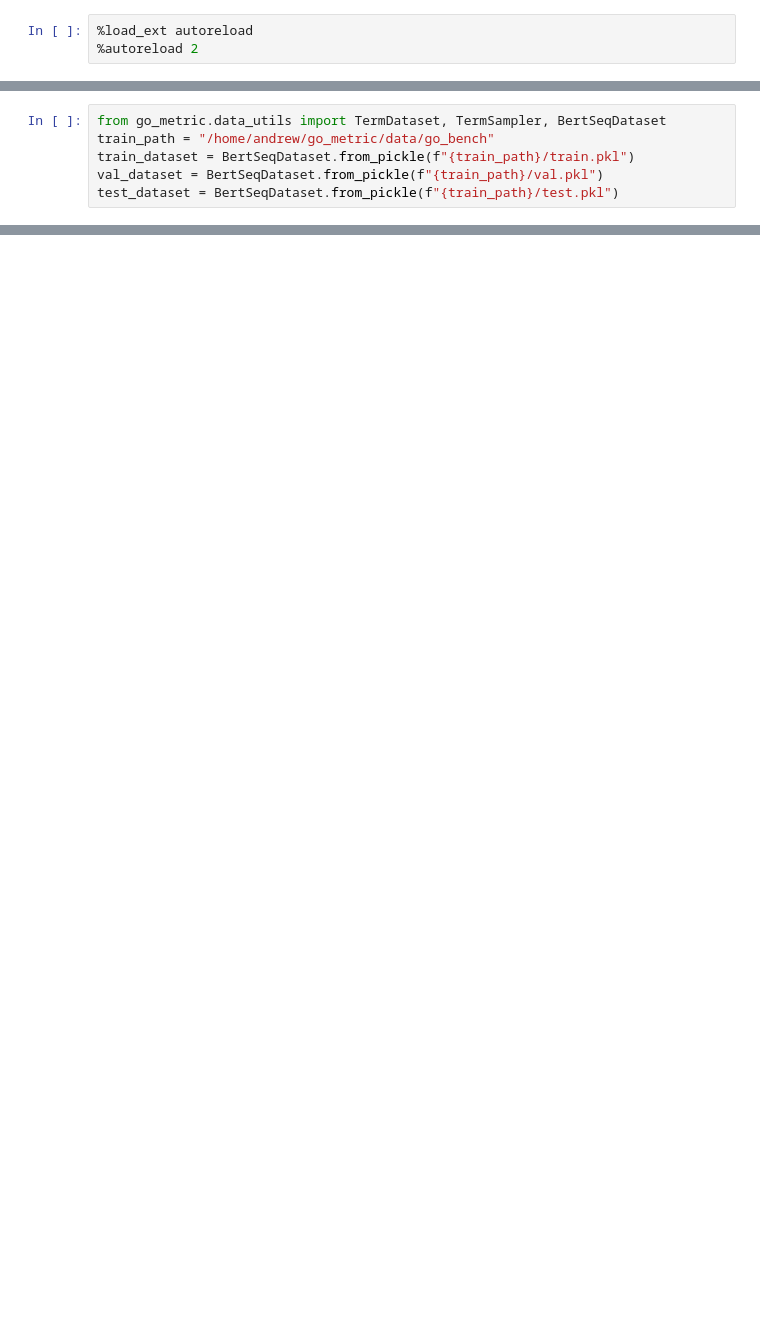
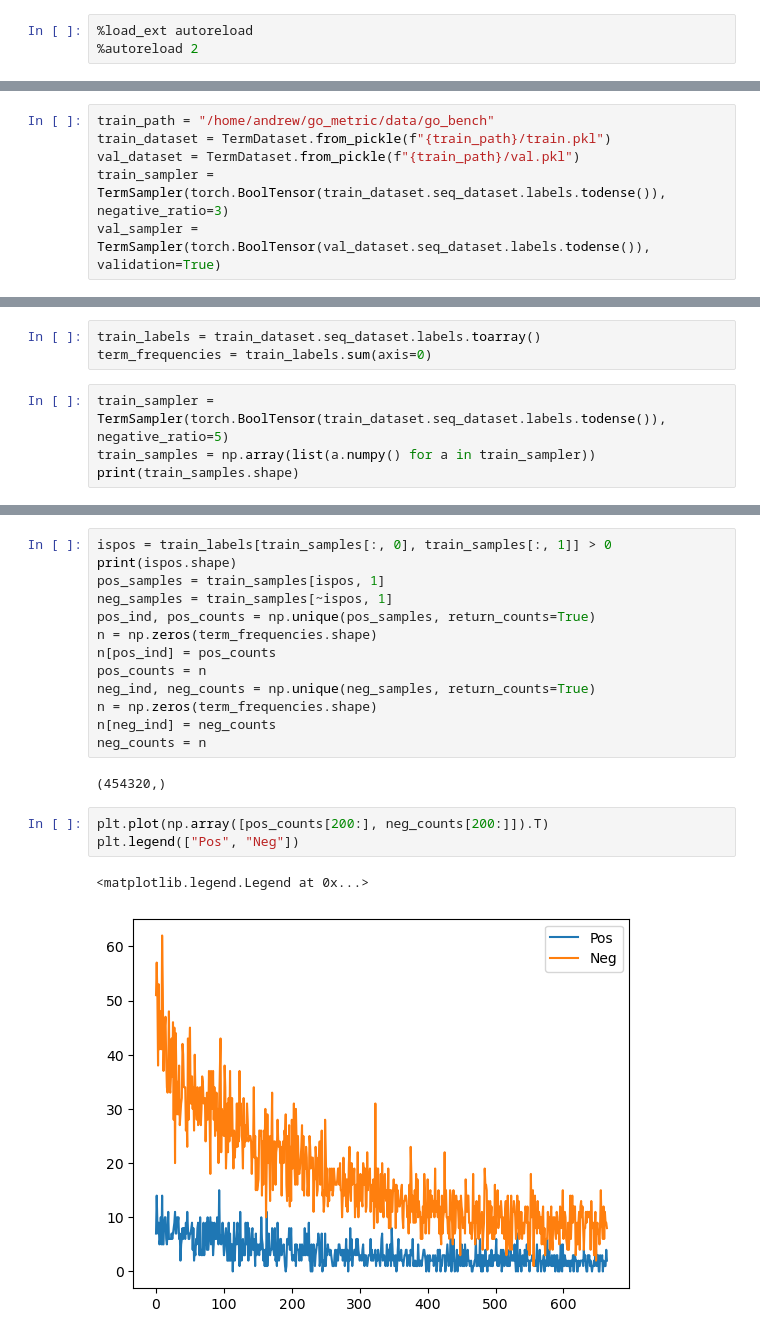
Before and after one commit to amdson/go_metric, a Jupyter notebook: go_metric/scripts/script_notebook.ipynb, the cells around one changed output, grey strips where cells are left out. Cells and saved outputs as stored; diff of their text form; blank space fills up the shorter version.

```diff
--- a/go_metric/scripts/script_notebook.ipynb
+++ b/go_metric/scripts/script_notebook.ipynb
@@ -8,6 +7,6 @@ import torch
 # %%
-from go_metric.data_utils import TermDataset, TermSampler, BertSeqDataset
 train_path = "/home/andrew/go_metric/data/go_bench"
-train_dataset = BertSeqDataset.from_pickle(f"{train_path}/train.pkl")
-val_dataset = BertSeqDataset.from_pickle(f"{train_path}/val.pkl")
-test_dataset = BertSeqDataset.from_pickle(f"{train_path}/test.pkl")
+train_dataset = TermDataset.from_pickle(f"{train_path}/train.pkl")
+val_dataset = TermDataset.from_pickle(f"{train_path}/val.pkl")
+train_sampler = TermSampler(torch.BoolTensor(train_dataset.seq_dataset.labels.todense()), negative_ratio=3)
+val_sampler = TermSampler(torch.BoolTensor(val_dataset.seq_dataset.labels.todense()), validation=True)
@@ -25,0 +13,7 @@ dl = data.DataLoader(term_dataset, sampler=term_sampler, batch_size=128, collate
+# %%
+train_labels = train_dataset.seq_dataset.labels.toarray()
+term_frequencies = train_labels.sum(axis=0)
+# %%
+train_sampler = TermSampler(torch.BoolTensor(train_dataset.seq_dataset.labels.todense()), negative_ratio=5)
+train_samples = np.array(list(a.numpy() for a in train_sampler))
+print(train_samples.shape)
@@ -25,0 +22,21 @@ dl = data.DataLoader(term_dataset, sampler=term_sampler, batch_size=128, collate
+# %%
+ispos = train_labels[train_samples[:, 0], train_samples[:, 1]] > 0
+print(ispos.shape)
+pos_samples = train_samples[ispos, 1]
+neg_samples = train_samples[~ispos, 1]
+pos_ind, pos_counts = np.unique(pos_samples, return_counts=True)
+n = np.zeros(term_frequencies.shape)
+n[pos_ind] = pos_counts
+pos_counts = n
+neg_ind, neg_counts = np.unique(neg_samples, return_counts=True)
+n = np.zeros(term_frequencies.shape)
+n[neg_ind] = neg_counts
+neg_counts = n
+# %% [output]
+(454320,)
+# %%
+plt.plot(np.array([pos_counts[200:], neg_counts[200:]]).T)
+plt.legend(["Pos", "Neg"])
+# %% [output]
+<matplotlib.legend.Legend at 0x...>
+[figure, added]
```
Also changed, not shown: parts of 9 cells of this notebook, 30 other files.
